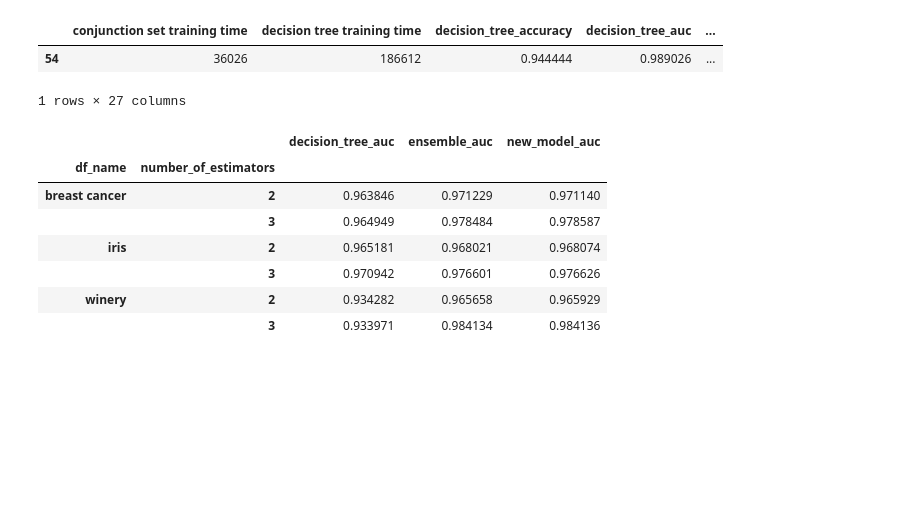
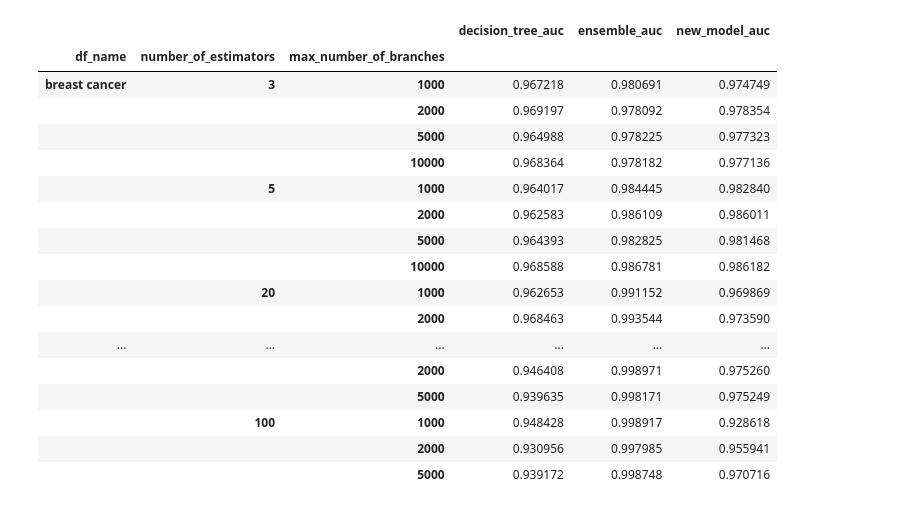
Before and after one commit to sagyome/phd_code, a Jupyter notebook: Experiment test.ipynb, the cells around one changed output. Drawn from its saved outputs; the diff is of its cells as text; code cells hidden in the pictures; blank space fills up the shorter version.

```diff
--- a/Experiment test.ipynb
+++ b/Experiment test.ipynb
@@ -5,12 +8,11 @@ from ExperimentSetting import *
 # %%
 
-branch_probability_thresholds=[np.inf]
+branch_probability_thresholds=[1000,2000,5000,10000]
 filter_approaches=['probability']
 df_names=['breast cancer','iris','winery']
-#df_names=['iris']
 #number_of_estimators_list=[200,100,50,10]
-number_of_estimators_list=[2,3]
+number_of_estimators_list=[3,5,20,50,100]
 fixed_params={}
-num_of_iterations=5
+num_of_iterations=30
 experimentSetting1=ExperimentSetting(branch_probability_thresholds,df_names,
                                      number_of_estimators_list,fixed_params,num_of_iterations,filter_approaches)
@@ -53,5 +24,5 @@ Index(['conjunction set training time', 'decision tree training time',
 # %%
 df=pd.DataFrame(experimentSetting1.experiments)
-groups=['df_name','number_of_estimators']
+groups=['df_name','number_of_estimators','max_number_of_branches']
 df[[col for col in df.columns if 'accuracy' in col]+groups].groupby(groups).mean()
 # %% [output]
@@ -80,6 +46,0 @@ df[(df['df_name']=='winery') & (df['number_of_estimators']==3)][['new_model_accu
-# %%
-df[df['sklearn_vs_our_ensemble_predictions_disagreements']==1]
-# %% [output]
-|  | conjunction set training time | decision tree training time | decision_tree_accuracy | decision_tree_auc | ... |
-| 54 | 36026 | 186612 | 0.944444 | 0.989026 | ... |
-1 rows × 27 columns
@@ -86,12 +49,21 @@ df[df['sklearn_vs_our_ensemble_predictions_disagreements']==1]
 # %%
-df=pd.DataFrame(experimentSetting1.experiments)
 df[[col for col in df.columns if 'auc' in col]+groups].groupby(groups).mean()
 # %% [output]
-|  |  | decision_tree_auc | ensemble_auc | new_model_auc |
-| df_name | number_of_estimators |  |  |  |
-| breast cancer | 2 | 0.963846 | 0.971229 | 0.971140 |
-|  | 3 | 0.964949 | 0.978484 | 0.978587 |
-| iris | 2 | 0.965181 | 0.968021 | 0.968074 |
-|  | 3 | 0.970942 | 0.976601 | 0.976626 |
-| winery | 2 | 0.934282 | 0.965658 | 0.965929 |
-|  | 3 | 0.933971 | 0.984134 | 0.984136 |
+|  |  |  | decision_tree_auc | ensemble_auc | new_model_auc |
+| df_name | number_of_estimators | max_number_of_branches |  |  |  |
+| breast cancer | 3 | 1000 | 0.967218 | 0.980691 | 0.974749 |
+|  |  | 2000 | 0.969197 | 0.978092 | 0.978354 |
+|  |  | 5000 | 0.964988 | 0.978225 | 0.977323 |
+|  |  | 10000 | 0.968364 | 0.978182 | 0.977136 |
+|  | 5 | 1000 | 0.964017 | 0.984445 | 0.982840 |
+|  |  | 2000 | 0.962583 | 0.986109 | 0.986011 |
+|  |  | 5000 | 0.964393 | 0.982825 | 0.981468 |
+|  |  | 10000 | 0.968588 | 0.986781 | 0.986182 |
+|  | 20 | 1000 | 0.962653 | 0.991152 | 0.969869 |
+|  |  | 2000 | 0.968463 | 0.993544 | 0.973590 |
+| ... | ... | ... | ... | ... | ... |
+|  |  | 2000 | 0.946408 | 0.998971 | 0.975260 |
+|  |  | 5000 | 0.939635 | 0.998171 | 0.975249 |
+|  | 100 | 1000 | 0.948428 | 0.998917 | 0.928618 |
+|  |  | 2000 | 0.930956 | 0.997985 | 0.955941 |
+|  |  | 5000 | 0.939172 | 0.998748 | 0.970716 |
```
Also changed, not shown: parts of 17 cells of this notebook, 9 other files.
